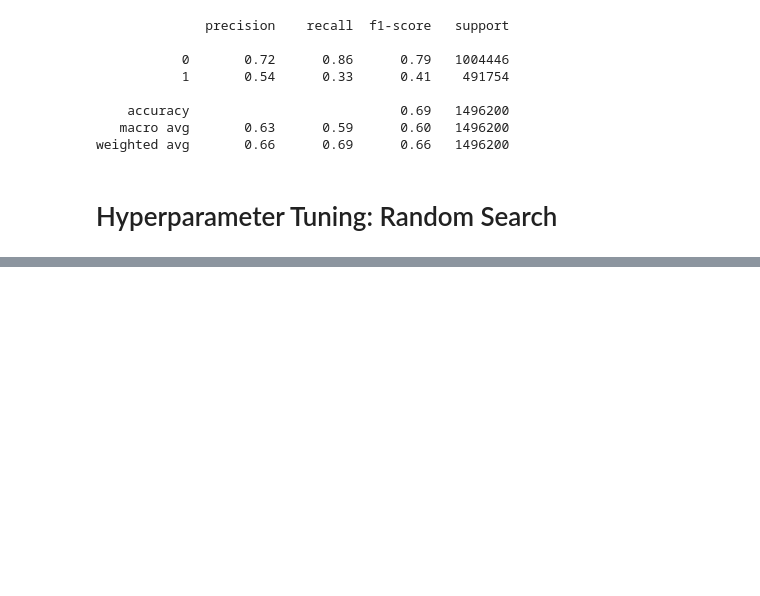
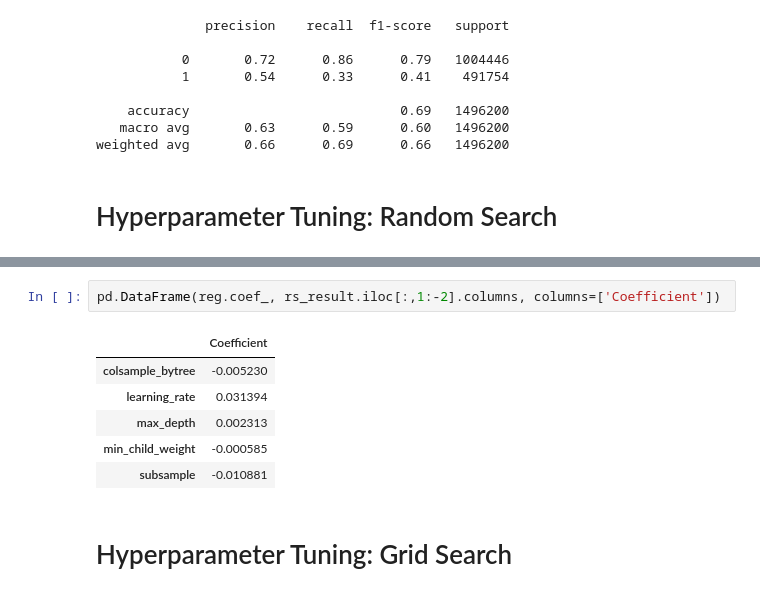
Before and after one commit to hanh-nguyen/flightstatus, a Jupyter notebook: dev/modeling/model_training_xgboost.ipynb, the cells around one changed output, grey strips where cells are left out. Saved outputs shown, nothing was run; the diff lists cells and outputs as text; blank space fills up the shorter version.

```diff
--- a/dev/modeling/model_training_xgboost.ipynb
+++ b/dev/modeling/model_training_xgboost.ipynb
@@ -166,0 +165,11 @@ rs_result.head()
+# %%
+pd.DataFrame(reg.coef_, rs_result.iloc[:,1:-2].columns, columns=['Coefficient'])
+# %% [output]
+|  | Coefficient |
+| colsample_bytree | -0.005230 |
+| learning_rate | 0.031394 |
+| max_depth | 0.002313 |
+| min_child_weight | -0.000585 |
+| subsample | -0.010881 |
+# %% [markdown]
+# Hyperparameter Tuning: Grid Search
```
Also changed, not shown: parts of 16 cells of this notebook, 4 other files.
